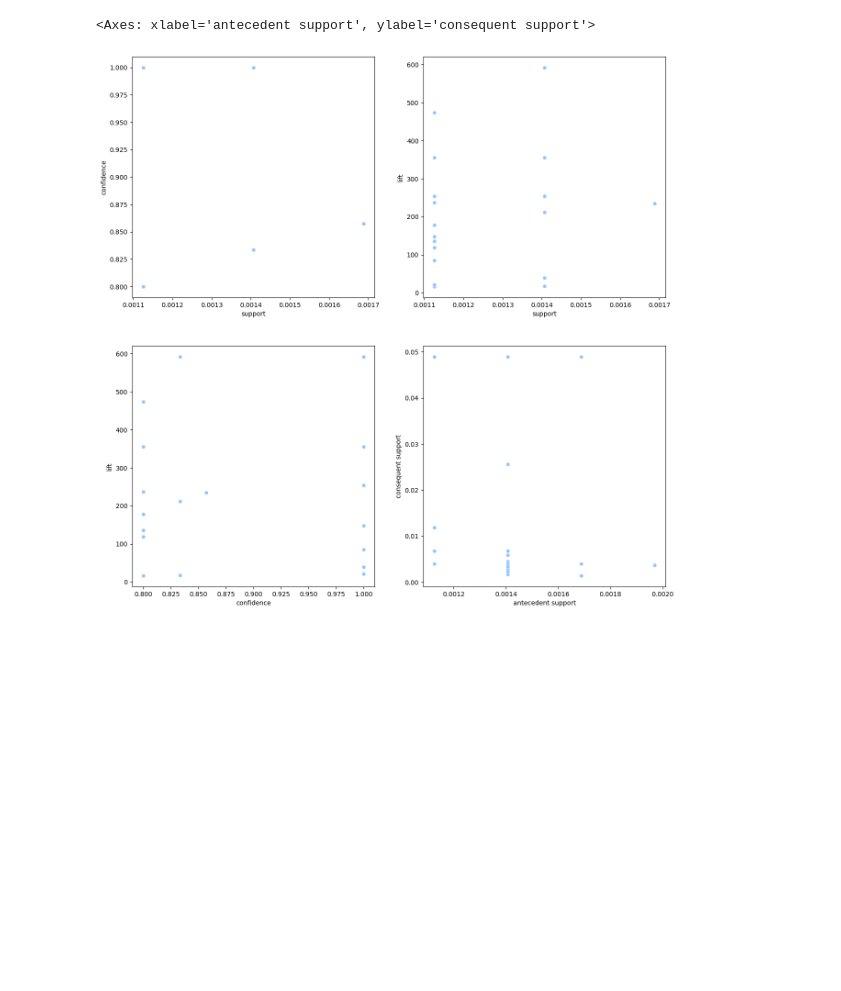
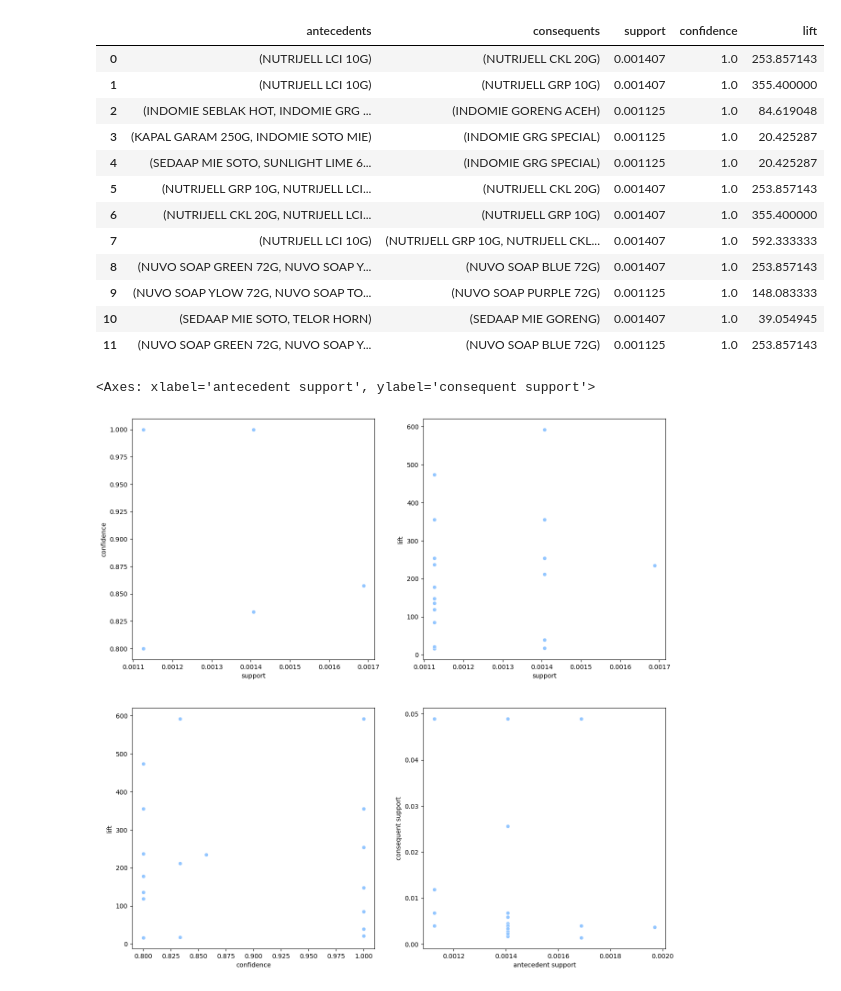
Before and after one commit to nadinealiyah/sakinah-mart, a Jupyter notebook: algoritma_apriori2.ipynb, the cells around one changed output. Saved outputs shown, nothing was run; the diff lists cells and outputs as text; code cells hidden in the pictures; blank space fills up the shorter version.

```diff
--- a/algoritma_apriori2.ipynb
+++ b/algoritma_apriori2.ipynb
@@ -147,0 +145,17 @@ rules_mod(1, 0.5)
+# %%
+rules = rules[['antecedents','consequents','support','confidence','lift']]
+rules
+# %% [output]
+|  | antecedents | consequents | support | confidence | lift |
+| 0 | (NUTRIJELL LCI 10G) | (NUTRIJELL CKL 20G) | 0.001407 | 1.0 | 253.857143 |
+| 1 | (NUTRIJELL LCI 10G) | (NUTRIJELL GRP 10G) | 0.001407 | 1.0 | 355.400000 |
+| 2 | (INDOMIE SEBLAK HOT, INDOMIE GRG ... | (INDOMIE GORENG ACEH) | 0.001125 | 1.0 | 84.619048 |
+| 3 | (KAPAL GARAM 250G, INDOMIE SOTO MIE) | (INDOMIE GRG SPECIAL) | 0.001125 | 1.0 | 20.425287 |
+| 4 | (SEDAAP MIE SOTO, SUNLIGHT LIME 6... | (INDOMIE GRG SPECIAL) | 0.001125 | 1.0 | 20.425287 |
+| 5 | (NUTRIJELL GRP 10G, NUTRIJELL LCI... | (NUTRIJELL CKL 20G) | 0.001407 | 1.0 | 253.857143 |
+| 6 | (NUTRIJELL CKL 20G, NUTRIJELL LCI... | (NUTRIJELL GRP 10G) | 0.001407 | 1.0 | 355.400000 |
+| 7 | (NUTRIJELL LCI 10G) | (NUTRIJELL GRP 10G, NUTRIJELL CKL... | 0.001407 | 1.0 | 592.333333 |
+| 8 | (NUVO SOAP GREEN 72G, NUVO SOAP Y... | (NUVO SOAP BLUE 72G) | 0.001407 | 1.0 | 253.857143 |
+| 9 | (NUVO SOAP YLOW 72G, NUVO SOAP TO... | (NUVO SOAP PURPLE 72G) | 0.001125 | 1.0 | 148.083333 |
+| 10 | (SEDAAP MIE SOTO, TELOR HORN) | (SEDAAP MIE GORENG) | 0.001407 | 1.0 | 39.054945 |
+| 11 | (NUVO SOAP GREEN 72G, NUVO SOAP Y... | (NUVO SOAP BLUE 72G) | 0.001125 | 1.0 | 253.857143 |
```
Also changed, not shown: parts of 9 cells of this notebook, 2 other files.
